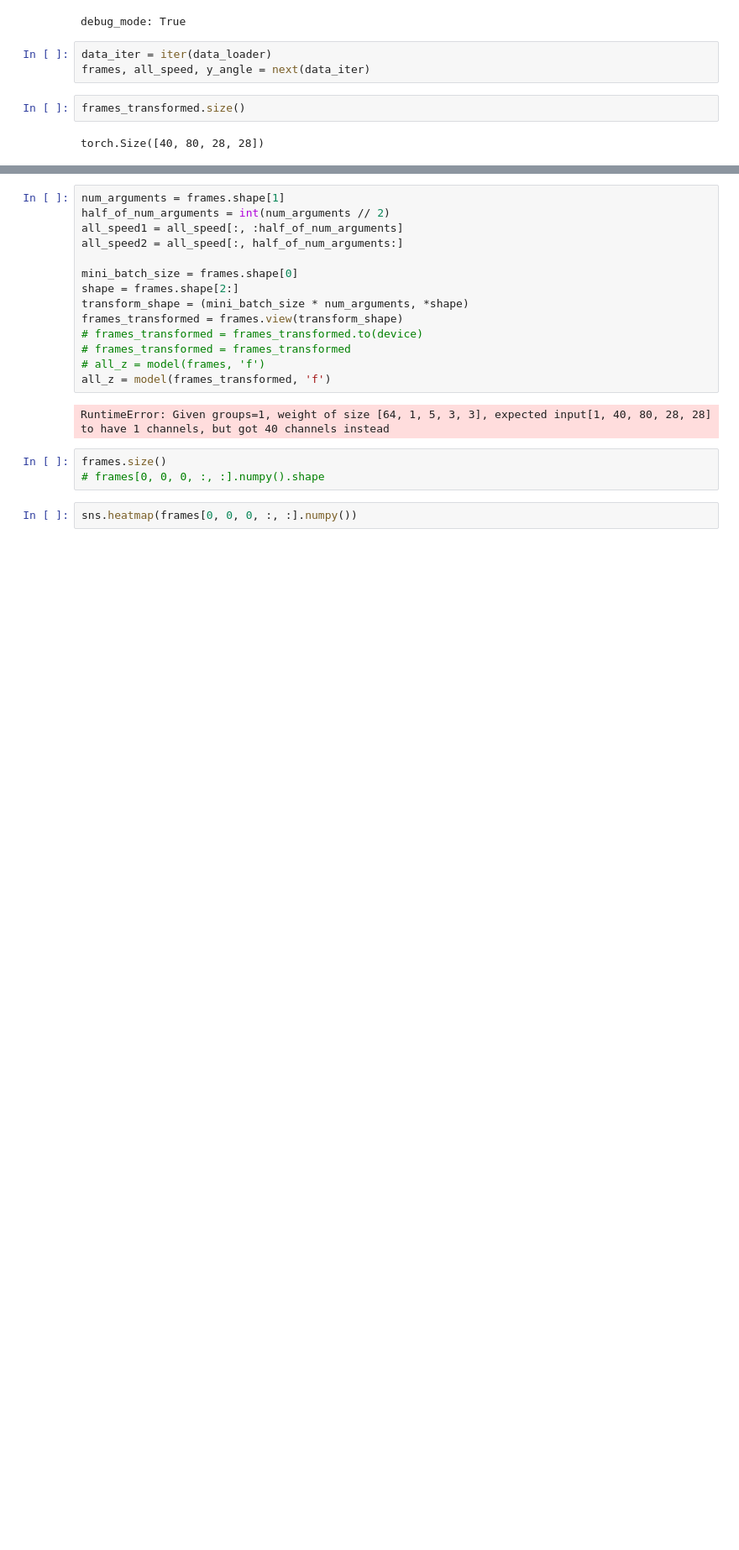
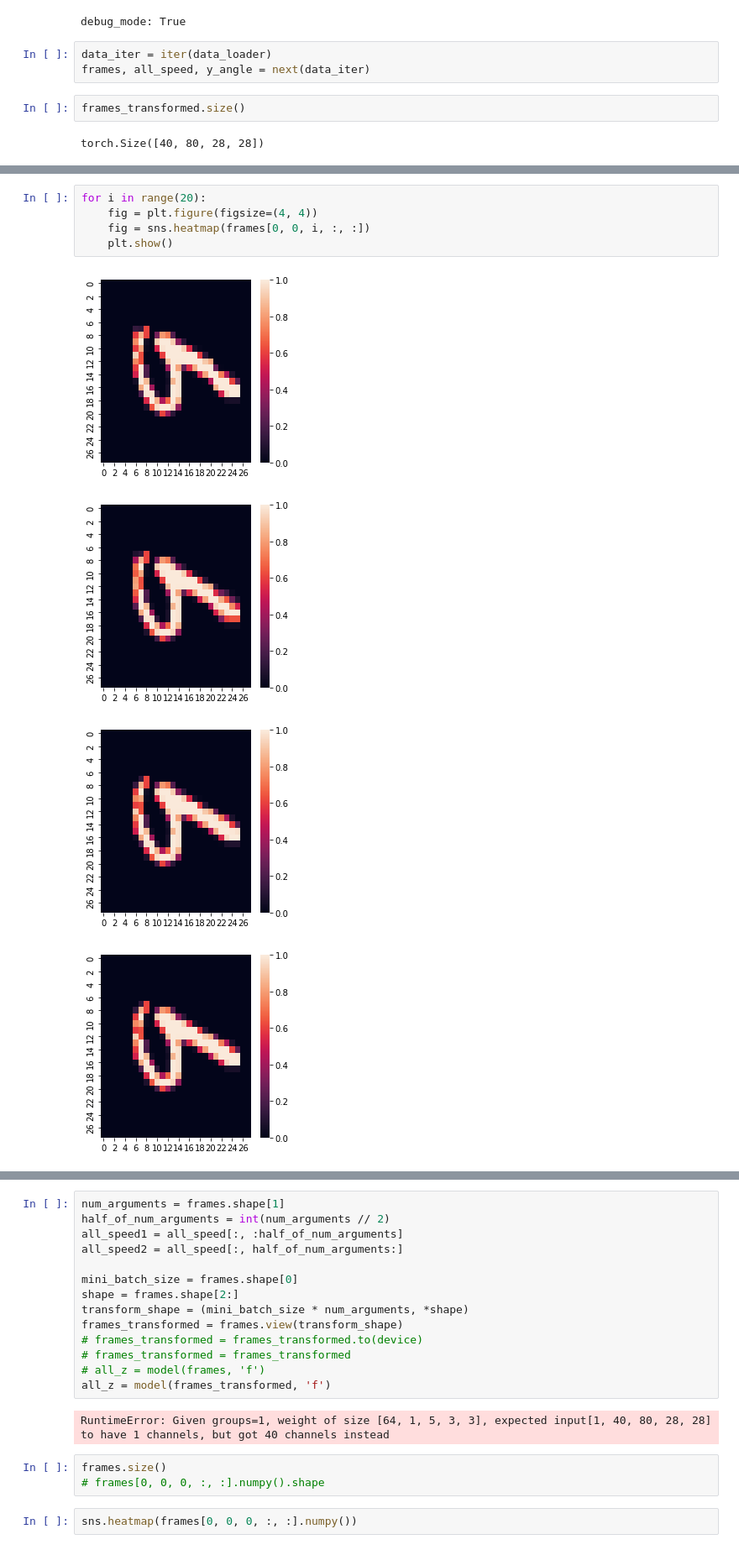
Before and after one commit to ttakayanagi3/bdah_simper, a Jupyter notebook: Umap.ipynb, the cells around one changed output, grey strips where cells are left out. Shown at 84% size. Cells and saved outputs as stored; diff of their text form; blank space fills up the shorter version.

```diff
--- a/Umap.ipynb
+++ b/Umap.ipynb
@@ -81,0 +84,10 @@ g
+# %%
+for i in range(20):
+    fig = plt.figure(figsize=(4, 4))
+    fig = sns.heatmap(frames[0, 0, i, :, :])
+    plt.show()
+# %% [output]
+[figure, added]
+[figure, added]
+[figure, added]
+[figure, added]
```
Also changed, not shown: parts of 3 cells of this notebook, 13 other files.
